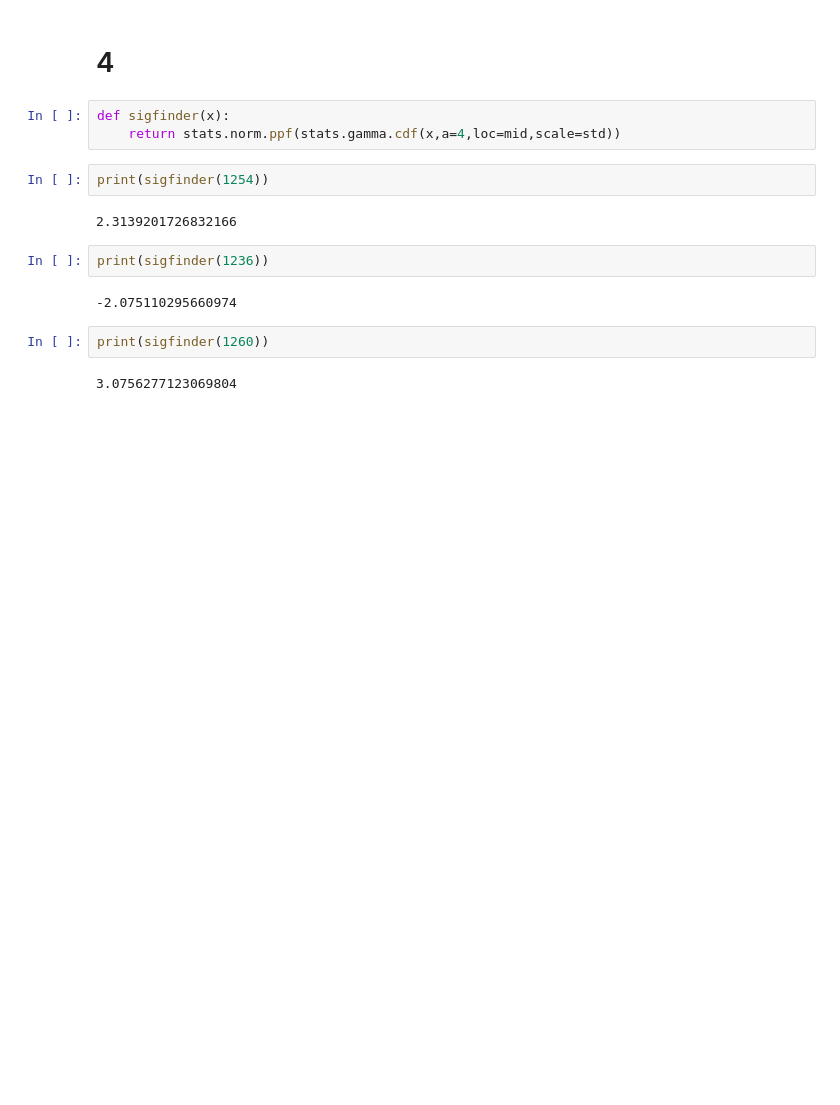
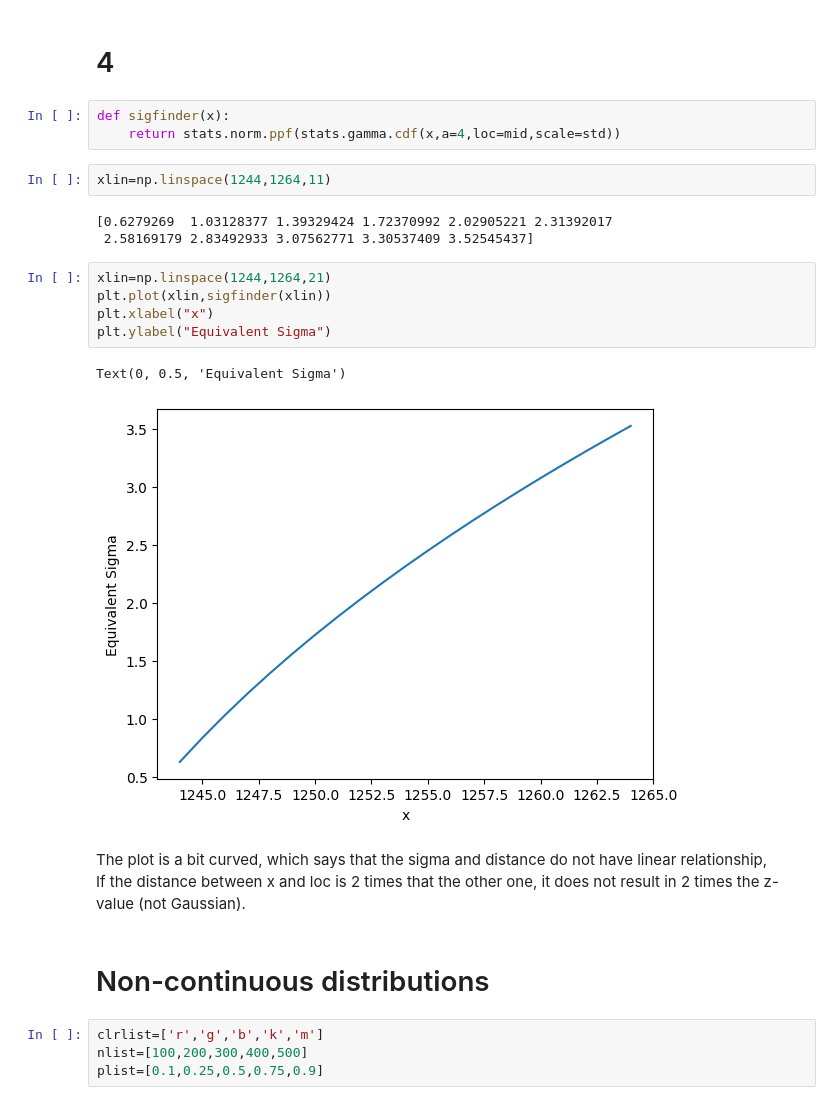
Before and after one commit to Tata-Lim/PHYS-434-Lab, a Jupyter notebook: LAB1.ipynb, the cells around one changed output. Cells and saved outputs as stored; diff of their text form; blank space fills up the shorter version.

```diff
--- a/LAB1.ipynb
+++ b/LAB1.ipynb
@@ -95,15 +96,25 @@ The equivalent sigma is 1.724
 # %%
 def sigfinder(x):
     return stats.norm.ppf(stats.gamma.cdf(x,a=4,loc=mid,scale=std))
-# %%
-print(sigfinder(1254))
-# %% [output]
-2.3139201726832166
-# %%
-print(sigfinder(1236))
-# %% [output]
--2.075110295660974
+# %%
+xlin=np.linspace(1244,1264,11)
+# %% [output]
+[0.6279269  1.03128377 1.39329424 1.72370992 2.02905221 2.31392017
+ 2.58169179 2.83492933 3.07562771 3.30537409 3.52545437]
 # %%
-print(sigfinder(1260))
+xlin=np.linspace(1244,1264,21)
+plt.plot(xlin,sigfinder(xlin))
+plt.xlabel("x")
+plt.ylabel("Equivalent Sigma")
 # %% [output]
-3.0756277123069804
+Text(0, 0.5, 'Equivalent Sigma')
+[figure, added]
+# %% [markdown]
+The plot is a bit curved, which says that the sigma and distance do not have linear relationship, \
+If the distance between x and loc is 2 times that the other one, it does not result in 2 times the z-value (not Gaussian).
+# %% [markdown]
+# Non-continuous distributions
+# %%
+clrlist=['r','g','b','k','m']
+nlist=[100,200,300,400,500]
+plist=[0.1,0.25,0.5,0.75,0.9]
```
Also changed, not shown: parts of 17 cells of this notebook.
